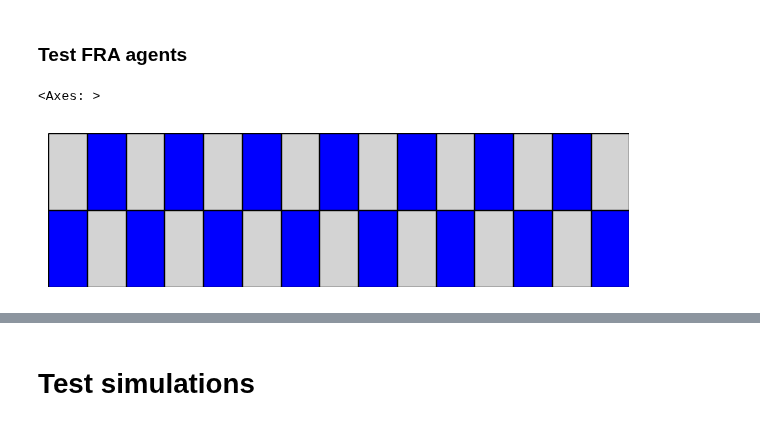
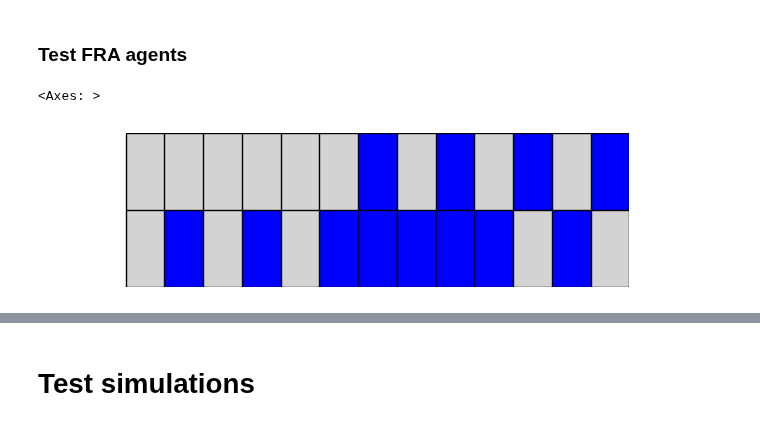
Before and after one commit to EAndrade-Lotero/Cognitive_Models_El_Farol_Bar_Problem, a Jupyter notebook: Notebooks/test_FRA.ipynb, the cells around one changed output, grey strips where cells are left out. Drawn from its saved outputs; the diff is of its cells as text; code cells hidden in the pictures.

```diff
--- a/Notebooks/test_FRA.ipynb
+++ b/Notebooks/test_FRA.ipynb
@@ -145,8 +152,6 @@ from Classes.cognitive_model_agents import FocalRegionAgent
 free_parameters = {
     'inverse_temperature': 6,
     'len_history': 2,
-    'max_regions': 3,
-    'c': 0.7
 }
 fixed_parameters = {
     'num_agents': 2,
@@ -156,28 +161,28 @@ n = 1
 # %%
 # Create the environment
 bar = Bar(
     num_agents=fixed_parameters['num_agents'],
     threshold=fixed_parameters['threshold']
 )
 # Create the agents
 agents = [
     FocalRegionAgent(
         free_parameters,
         fixed_parameters,
         n
     ) for n in range(fixed_parameters['num_agents'])
 ]
 # Create the episode
 episode = Episode(
     model='FRA',
     agents=agents,
     environment=bar,
-    num_rounds=50
+    num_rounds=13
 )
 
 episode.run()
 
 bar.render()
 # %% [output]
 <Axes: >
-[figure, old version]
+[figure, new version]
```
Also changed, not shown: parts of 17 cells of this notebook, 26 other files.
